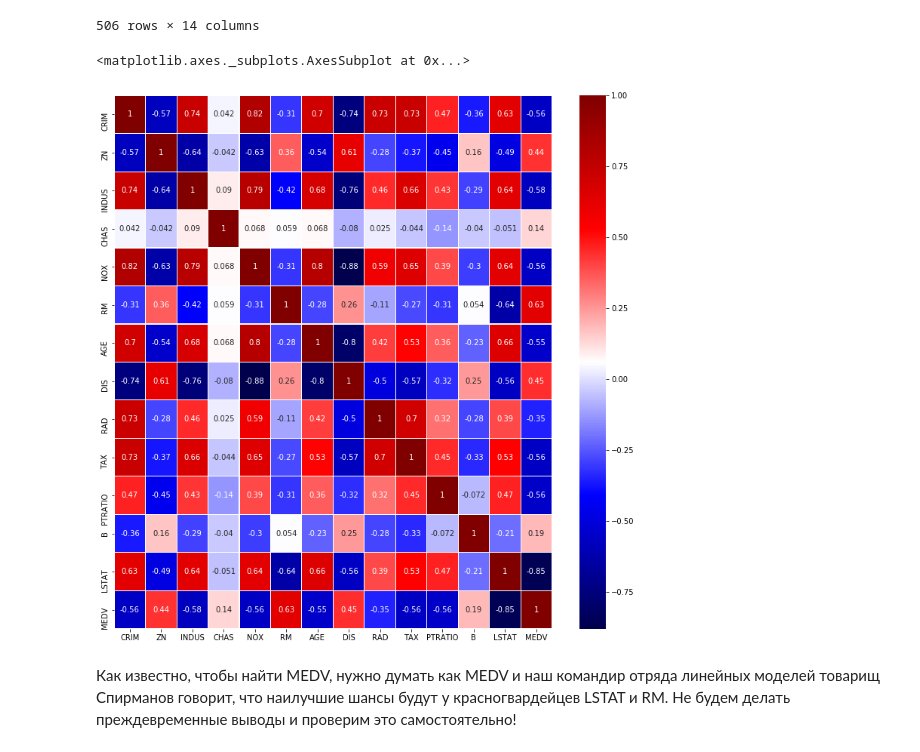
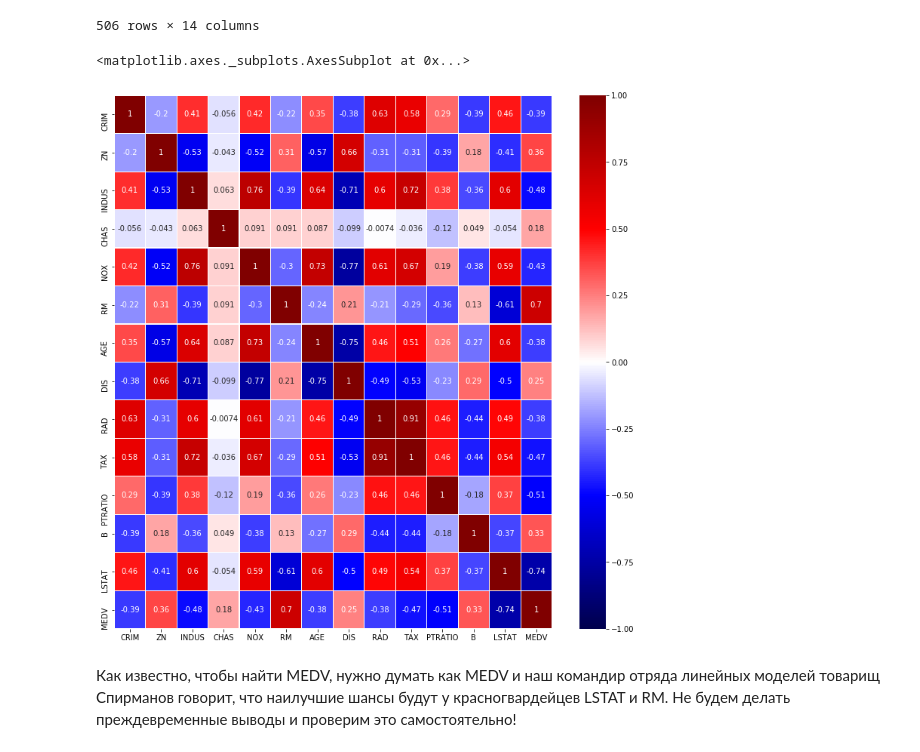
Before and after one commit to AlexeyUdod/dvp, a Jupyter notebook: dvp_hw2.ipynb, the cells around one changed output. Cells and saved outputs as stored; diff of their text form; code cells hidden in the pictures.

```diff
--- a/dvp_hw2.ipynb
+++ b/dvp_hw2.ipynb
@@ -72,10 +72,10 @@ data_norm
 506 rows × 14 columns
 # %%
 f, ax = plt.subplots(figsize=(13, 13))
-sns.heatmap(data_norm.corr(method='spearman'), cmap='seismic',annot=True,linewidths=0.1)
+sns.heatmap(data.corr(), cmap='seismic',annot=True,linewidths=0.1, vmax=1, vmin=-1)
 # %% [output]
 <matplotlib.axes._subplots.AxesSubplot at 0x...>
-[figure, old version]
+[figure, new version]
 # %% [markdown]
 Как известно, чтобы найти MEDV, нужно думать как MEDV и наш командир отряда линейных моделей товарищ Спирманов говорит, что наилучшие шансы будут у красногвардейцев LSTAT и RM. Не будем делать преждевременные выводы и проверим это самостоятельно!
 # %%
```
Also changed, not shown: parts of 30 cells of this notebook.
